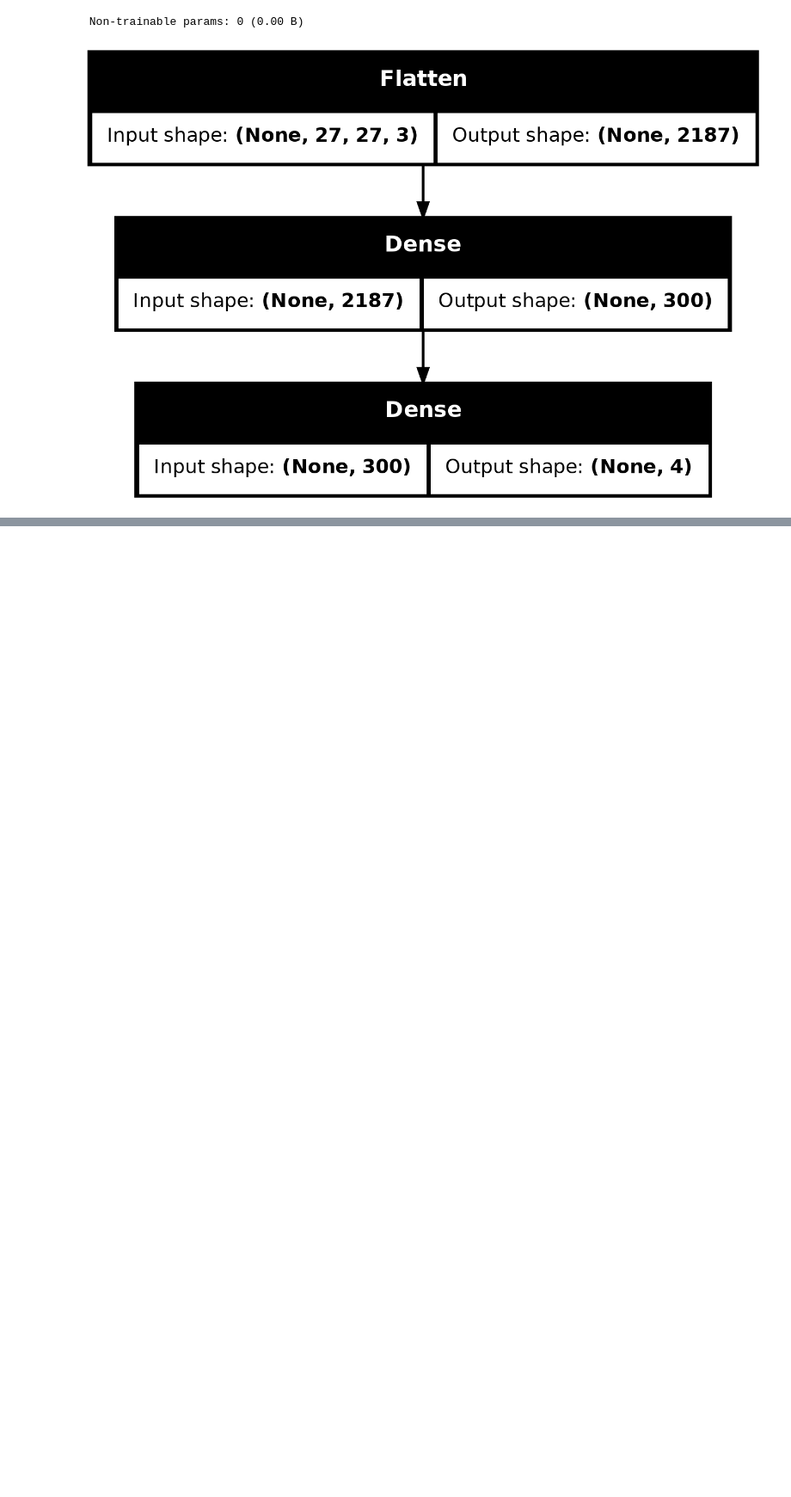
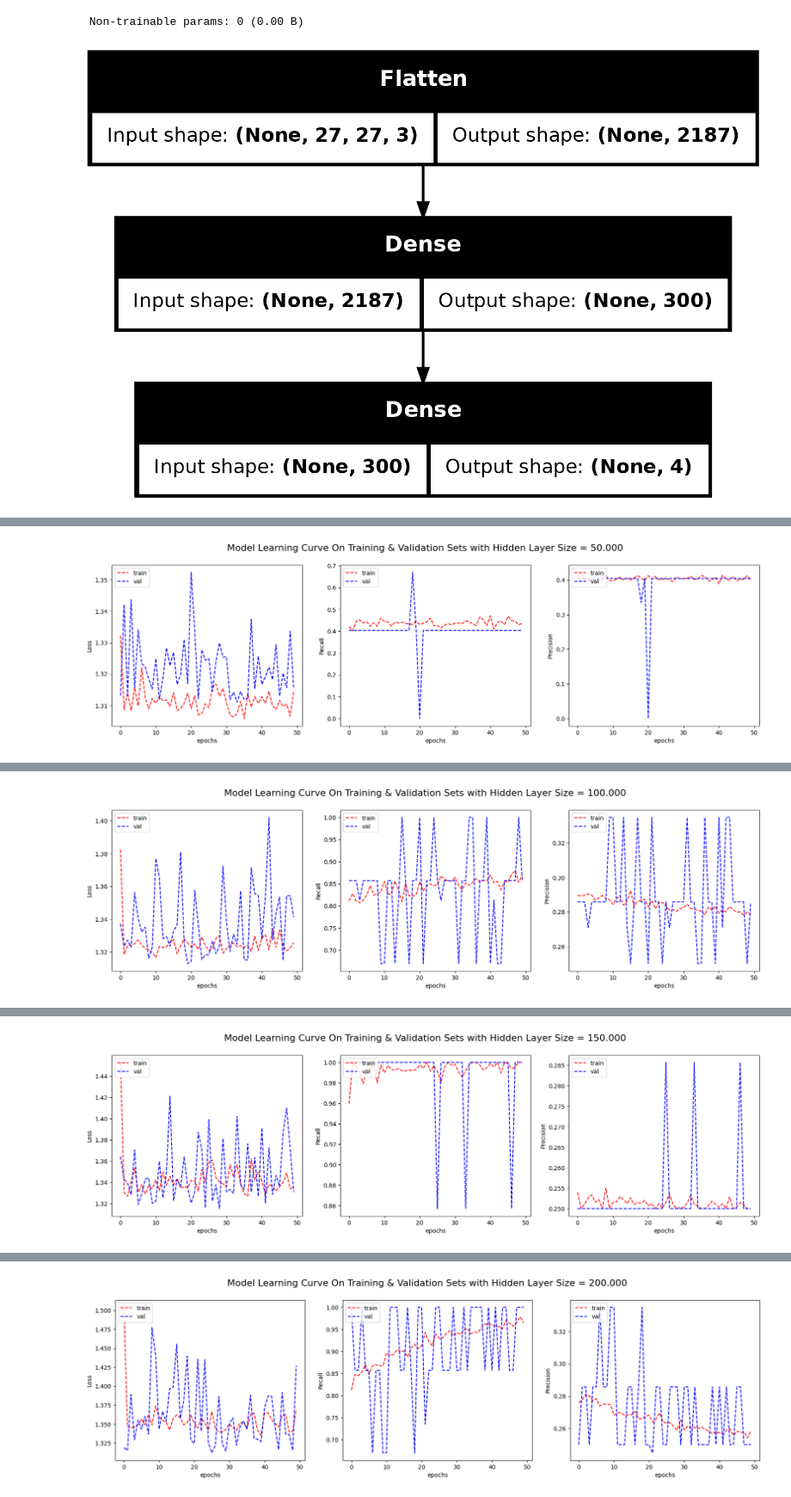
Before and after one commit to IbrahimAshhab/ML-A2-Colon-Cancer, a Jupyter notebook: s3953973_s4007880.ipynb, the cells around one changed output, grey strips where cells are left out. Shown at 86% size. Saved outputs shown, nothing was run; the diff lists cells and outputs as text; code cells hidden in the pictures; blank space fills up the shorter version.

```diff
--- a/s3953973_s4007880.ipynb
+++ b/s3953973_s4007880.ipynb
@@ -1099,0 +1143,23 @@ for x,y in test_generator:
+# %%
+HIDDEN_VALS = [50, 100, 150, 200]
+
+for ridge in HIDDEN_VALS:
+    HIDDEN_LAYER_DIM = ridge
+    new_model = tf.keras.Sequential([
+    tf.keras.layers.Flatten(input_shape=INPUT_DIM),
+    tf.keras.layers.Dense(HIDDEN_LAYER_DIM, activation='sigmoid'),
+    tf.keras.layers.Dense(OUTPUT_CLASSES)
+    ])
+    optimizer = tf.keras.optimizers.Adam(learning_rate = 0.01)
+    new_model.compile(optimizer=optimizer,loss=tf.keras.losses.CategoricalCrossentropy(from_logits=True),
+              metrics=[tf.keras.metrics.Recall(), tf.keras.metrics.Precision()])
+    new_history = new_model.fit(train_generator, validation_data = validation_generator, epochs=50, verbose=0)
+    var = list(new_history.history.keys())
+    title = f'Model Learning Curve On Training & Validation Sets with Hidden Layer Size = {ridge:.3f}'
+    plot_learning_curve(new_history.history['loss'], new_history.history['val_loss'],
+                    new_history.history[var[2]], new_history.history[var[5]],
+                    new_history.history[var[1]], new_history.history[var[4]],
+                    "Recall", "Precision", title)
+    new_model.evaluate(test_generator)
+# %% [output]
+[figure, added]
@@ -1099,0 +1167 @@ for x,y in test_generator:
+[figure, added]
@@ -1099,0 +1169 @@ for x,y in test_generator:
+[figure, added]
@@ -1099,0 +1171 @@ for x,y in test_generator:
+[figure, added]
```
Also changed, not shown: parts of 10 cells of this notebook.
